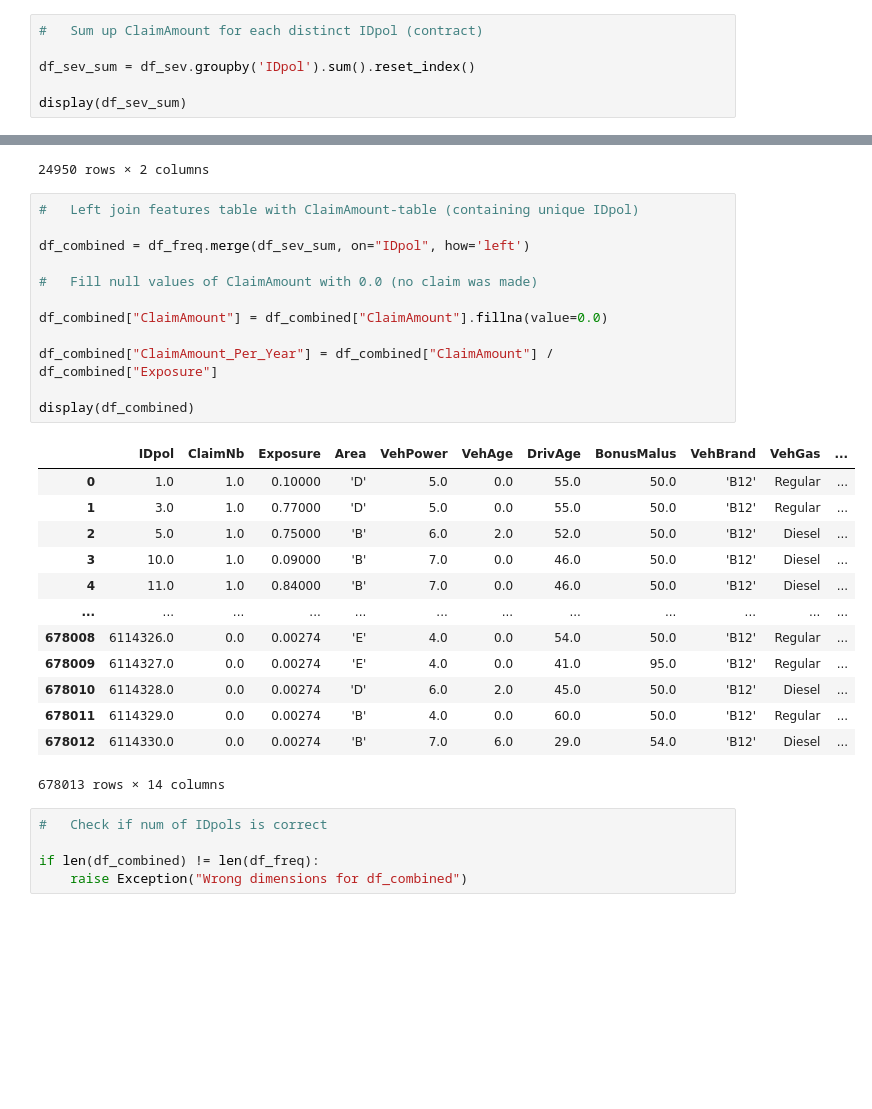
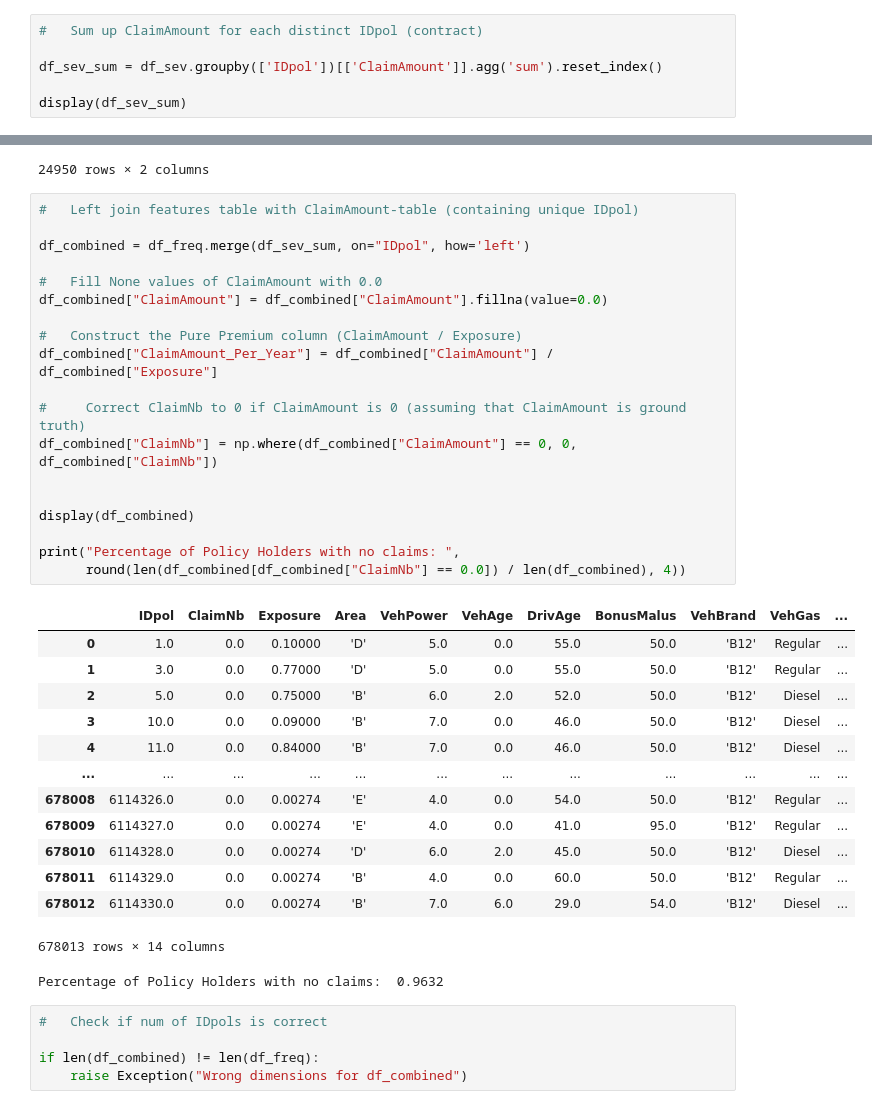
Before and after one commit to lexej/car-insurance, a Jupyter notebook: car-insurance.ipynb, the cells around one changed output, grey strips where cells are left out. Cells and saved outputs as stored; diff of their text form; blank space fills up the shorter version.

```diff
--- a/car-insurance.ipynb
+++ b/car-insurance.ipynb
@@ -96,7 +104,7 @@ Data types in ClaimAmount column: [<class 'float'>]
 # %%
 #   Sum up ClaimAmount for each distinct IDpol (contract)
 
-df_sev_sum = df_sev.groupby('IDpol').sum().reset_index()
+df_sev_sum = df_sev.groupby(['IDpol'])[['ClaimAmount']].agg('sum').reset_index()
 
 display(df_sev_sum)
 # %% [output]
@@ -116,22 +124,29 @@ display(df_sev_sum)
 # %%
 #   Left join features table with ClaimAmount-table (containing unique IDpol)
 
 df_combined = df_freq.merge(df_sev_sum, on="IDpol", how='left')
 
-#   Fill null values of ClaimAmount with 0.0 (no claim was made)
-
+#   Fill None values of ClaimAmount with 0.0
 df_combined["ClaimAmount"] = df_combined["ClaimAmount"].fillna(value=0.0)
 
+#   Construct the Pure Premium column (ClaimAmount / Exposure)
 df_combined["ClaimAmount_Per_Year"] = df_combined["ClaimAmount"] / df_combined["Exposure"]
 
+#     Correct ClaimNb to 0 if ClaimAmount is 0 (assuming that ClaimAmount is ground truth)
+df_combined["ClaimNb"] = np.where(df_combined["ClaimAmount"] == 0, 0, df_combined["ClaimNb"])
+
+
 display(df_combined)
+
+print("Percentage of Policy Holders with no claims: ",
+      round(len(df_combined[df_combined["ClaimNb"] == 0.0]) / len(df_combined), 4))
 # %% [output]
 |  | IDpol | ClaimNb | Exposure | Area | VehPower | VehAge | DrivAge | BonusMalus | VehBrand | VehGas | ... |
-| 0 | 1.0 | 1.0 | 0.10000 | 'D' | 5.0 | 0.0 | 55.0 | 50.0 | 'B12' | Regular | ... |
-| 1 | 3.0 | 1.0 | 0.77000 | 'D' | 5.0 | 0.0 | 55.0 | 50.0 | 'B12' | Regular | ... |
-| 2 | 5.0 | 1.0 | 0.75000 | 'B' | 6.0 | 2.0 | 52.0 | 50.0 | 'B12' | Diesel | ... |
-| 3 | 10.0 | 1.0 | 0.09000 | 'B' | 7.0 | 0.0 | 46.0 | 50.0 | 'B12' | Diesel | ... |
-| 4 | 11.0 | 1.0 | 0.84000 | 'B' | 7.0 | 0.0 | 46.0 | 50.0 | 'B12' | Diesel | ... |
+| 0 | 1.0 | 0.0 | 0.10000 | 'D' | 5.0 | 0.0 | 55.0 | 50.0 | 'B12' | Regular | ... |
+| 1 | 3.0 | 0.0 | 0.77000 | 'D' | 5.0 | 0.0 | 55.0 | 50.0 | 'B12' | Regular | ... |
+| 2 | 5.0 | 0.0 | 0.75000 | 'B' | 6.0 | 2.0 | 52.0 | 50.0 | 'B12' | Diesel | ... |
+| 3 | 10.0 | 0.0 | 0.09000 | 'B' | 7.0 | 0.0 | 46.0 | 50.0 | 'B12' | Diesel | ... |
+| 4 | 11.0 | 0.0 | 0.84000 | 'B' | 7.0 | 0.0 | 46.0 | 50.0 | 'B12' | Diesel | ... |
 | ... | ... | ... | ... | ... | ... | ... | ... | ... | ... | ... | ... |
 | 678008 | 6114326.0 | 0.0 | 0.00274 | 'E' | 4.0 | 0.0 | 54.0 | 50.0 | 'B12' | Regular | ... |
 | 678009 | 6114327.0 | 0.0 | 0.00274 | 'E' | 4.0 | 0.0 | 41.0 | 95.0 | 'B12' | Regular | ... |
@@ -139,6 +154,7 @@ display(df_combined)
 | 678011 | 6114329.0 | 0.0 | 0.00274 | 'B' | 4.0 | 0.0 | 60.0 | 50.0 | 'B12' | Regular | ... |
 | 678012 | 6114330.0 | 0.0 | 0.00274 | 'B' | 7.0 | 6.0 | 29.0 | 54.0 | 'B12' | Diesel | ... |
 678013 rows × 14 columns
+Percentage of Policy Holders with no claims:  0.9632
 # %%
 #   Check if num of IDpols is correct
 
```
Also changed, not shown: parts of 15 cells of this notebook.
